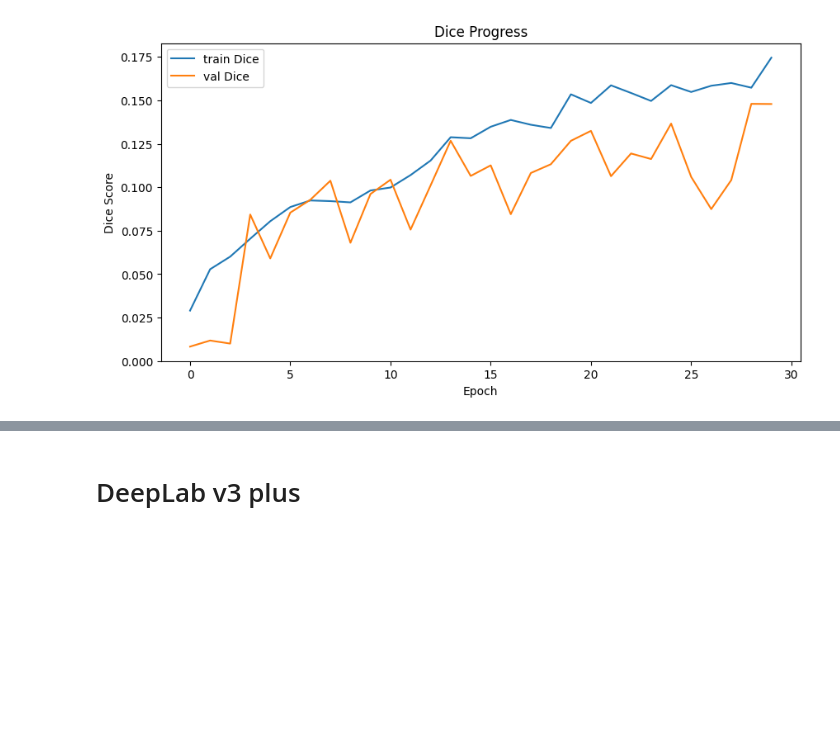
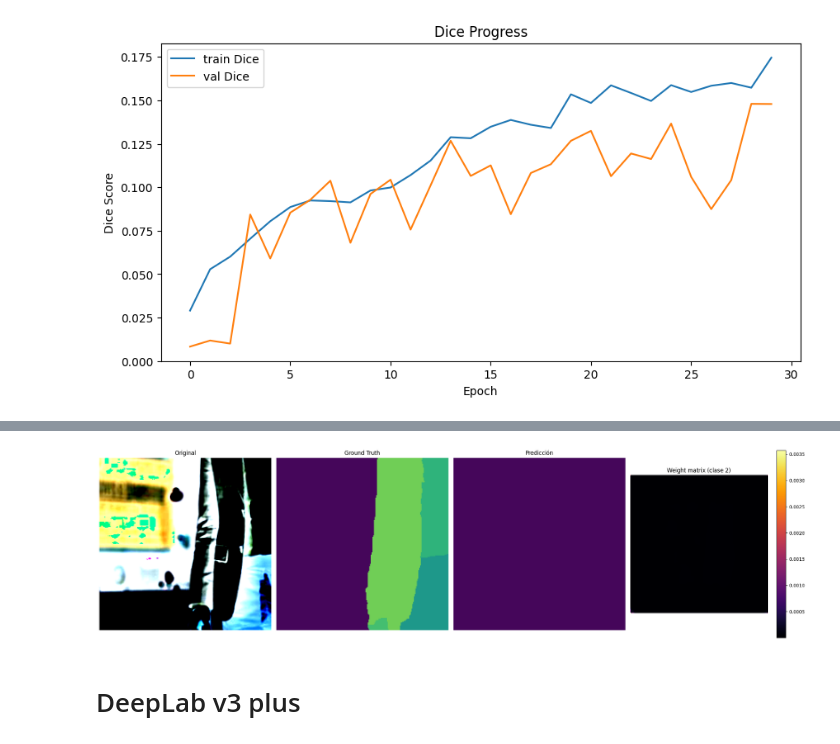
Before and after one commit to MariaGoico/CV_Semantic_Segmentation, a Jupyter notebook: Assignment_semantic_segmentation.ipynb, the cells around one changed output, grey strips where cells are left out. Drawn from its saved outputs; the diff is of its cells as text; code cells hidden in the pictures; blank space fills up the shorter version.

```diff
--- a/Assignment_semantic_segmentation.ipynb
+++ b/Assignment_semantic_segmentation.ipynb
@@ -110,7 +110,8 @@ class CCPDataset(torch.utils.data.Dataset):
 
         # Convert to PIL image. Converting to PIL before calling the v2 transforms makes the behavior consistent across torchvision versions.
         x = to_pil_image(x.astype('float32'))
-        y = to_pil_image(y.astype('uint8'), mode='L')
+        y = y.astype(np.uint8)
+
 
         # Apply transforms
         if self.transforms:
@@ -183,8 +184,7 @@ class DataModule(pl.LightningDataModule):
                 T.Resize(size=(256, 256)),
             ]),
             T.Compose([
-                T.ToImage(),
-                T.ToDtype(torch.float32, scale=True),
+                T.ToTensor(),
                 T.Normalize(mean=[0.485, 0.456, 0.406], std=[0.229, 0.224, 0.225]),
             ])
         )
@@ -194,8 +194,7 @@ class DataModule(pl.LightningDataModule):
                 T.Resize(size=(256, 256)),
             ]),
             T.Compose([
-                T.ToImage(),
-                T.ToDtype(torch.float32, scale=True),
+                T.ToTensor(),
                 T.Normalize(mean=[0.485, 0.456, 0.406], std=[0.229, 0.224, 0.225]),
             ])
         )
@@ -513,3 +491,72 @@ ax.legend()
 plt.show()
 # %% [output]
 [figure]
+# %%
+import torch
+import matplotlib.pyplot as plt
+import numpy as np
+from torchvision.transforms.functional import to_pil_image
+
+# Cargar el checkpoint
+ckpt_path = "experiments/ccp_unet/version_0/checkpoints/best_valid_loss.ckpt"
+model = LightningModule.load_from_checkpoint(ckpt_path)
+model.eval()
+model.to("cuda")
+data_module = DataModule(df, bs=64, ps=224)
+data_module.setup('test')
+# Tomar un sample de validación
+valid_loader = data_module.val_dataloader()
+batch = next(iter(valid_loader))
+x, y = batch
+x = x.to("cuda")
+y = y.to("cuda")
+
+# Forward
+with torch.no_grad():
+    logits = model(x)                  # [B, C, H, W]
+    preds = torch.argmax(logits, dim=1) # [B, H, W]
+    softmax_map = torch.softmax(logits, dim=1)
+
+# Seleccionar un índice del batch
+i = 15
+img_tensor = x[i].cpu()
+gt_tensor = y[i].cpu()
+pred_tensor = preds[i].cpu()
+
+# Convertir GT y predicción a RGB
+gt_rgb = class_to_rgb(gt_tensor.numpy(), class_rgb_values)
+pred_rgb = class_to_rgb(pred_tensor.numpy(), class_rgb_values)
+
+# Weight matrix: activación de la clase k o suma total
+k = 2  # por ejemplo, clase 5
+weight_matrix = softmax_map[i, k].cpu().numpy()
+# También puedes usar:
+# weight_matrix = softmax_map[i].sum(dim=0).cpu().numpy()
+
+# Plot
+fig, ax = plt.subplots(1, 4, figsize=(22, 6))
+
+# 1. Imagen original
+ax[0].imshow(img_tensor.permute(1, 2, 0))
+ax[0].set_title("Original")
+ax[0].axis("off")
+
+# 2. Ground Truth
+ax[1].imshow(gt_rgb)
+ax[1].set_title("Ground Truth")
+ax[1].axis("off")
+
+# 3. Predicción multiclase
+ax[2].imshow(pred_rgb)
+ax[2].set_title("Predicción")
+ax[2].axis("off")
+
+# 4. Weight matrix
+im = ax[3].imshow(weight_matrix, cmap="inferno")
+ax[3].set_title(f"Weight matrix (clase {k})")
+ax[3].axis("off")
+fig.colorbar(im, ax=ax[3])
+
+plt.tight_layout()
+plt.show()
+# %% [output]
@@ -516,3 +574,4 @@ plt.show()
+[figure, added]
 # %% [markdown]
 # DeepLab v3 plus
 # %%
```
Also changed, not shown: parts of 3 cells of this notebook.
